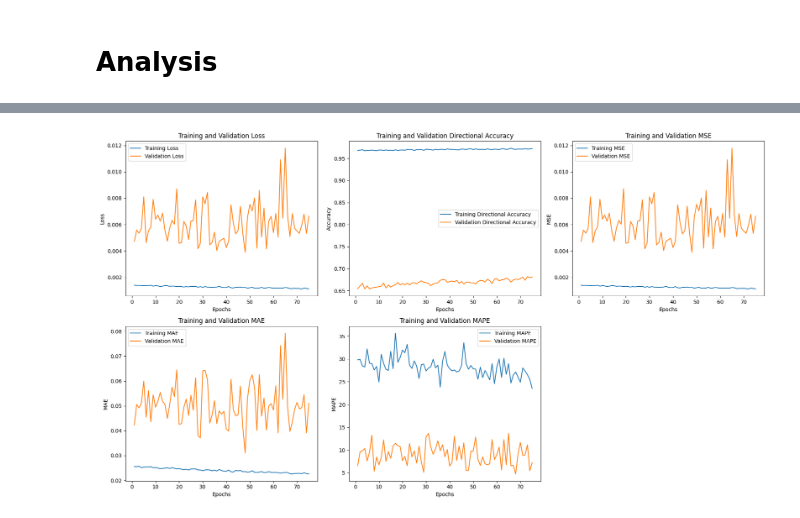
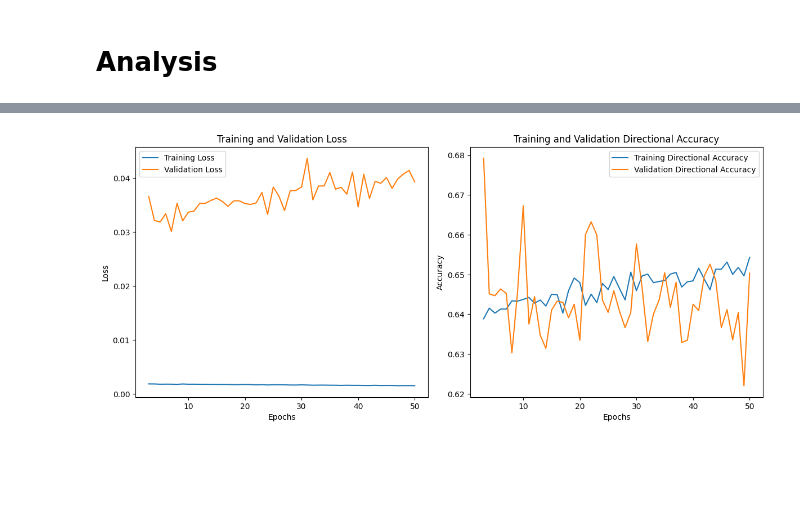
Before and after one commit to juicylime/TransformerStockTrendModel, a Jupyter notebook: stock_trendformer.ipynb, the cells around one changed output, grey strips where cells are left out. Drawn from its saved outputs; the diff is of its cells as text; code cells hidden in the pictures; blank space fills up the shorter version.

Commit message:
Started back testing
Initial back testing

Removed weights

```diff
--- a/stock_trendformer.ipynb
+++ b/stock_trendformer.ipynb
@@ -74,8 +74,2 @@ Running on TPU  ['10.84.44.98:8470']
 # %% [markdown]
 # Parsing and Filtering Feature Set
-# %%
-full_feature_list = sorted(['Open', 'High', 'Low', 'Close', 'Volume', 'EMA_50', 'MACD_12_26_9', 'RSI_50', 'SMA_50', 'average_sentiment_score'])
-
-features_to_remove = []
-
-feature_list = [feature for feature in full_feature_list if feature not in features_to_remove]
@@ -184,8 +185,8 @@ def print_example():
 # %% [markdown]
 # Loading Training Examples
 # %%
-train_tfrecord_path = 'gs://trendformer/Datasets/10_features/with_names/training_data.tfrecord'
-val_tfrecord_path = 'gs://trendformer/Datasets/10_features/with_names/validation_data.tfrecord'
+train_tfrecord_path = 'gs://trendformer/Datasets/2014_tech_ind_30_days/training_data.tfrecord'
+val_tfrecord_path = 'gs://trendformer/Datasets/2014_tech_ind_30_days/validation_data.tfrecord'
 train_dataset = tf.data.TFRecordDataset(train_tfrecord_path).map(lambda example: parse_tfrecord_fn(example, feature_list))
 val_dataset = tf.data.TFRecordDataset(val_tfrecord_path).map(lambda example: parse_tfrecord_fn(example, feature_list))
 # %%
@@ -195,5 +236,5 @@ TypeError: ignored
 # %%
-train_dataset = train_dataset.shuffle(buffer_size=10000).batch(batch_size).prefetch(tf.data.experimental.AUTOTUNE)
+train_dataset = train_dataset.shuffle(buffer_size=100000).batch(batch_size).prefetch(tf.data.experimental.AUTOTUNE)
 val_dataset = val_dataset.batch(batch_size).prefetch(tf.data.experimental.AUTOTUNE)
 # %%
 autoencoder_train_dataset = tf.data.TFRecordDataset(train_tfrecord_path).map(lambda example: parse_tfrecord_fn_autoenc(example, feature_list))
@@ -453,7 +482,7 @@ ________________________________________________________________________________
 # %% [markdown]
 # Fitting Model
 # %%
-epochs = 75
+epochs = 50
 
 history = model.fit(
     train_dataset,
@@ -615,57 +646,31 @@ Epoch 75:
 # %%
 metrics = history.history
 
-# Plot training & validation metrics
-epochs = range(1, len(metrics['loss']) + 1)
+# Adjust epochs range to start from the 6th epoch
+start_epoch = 3
+epochs = range(start_epoch, len(metrics['loss']) + 1)
+
 plt.figure(figsize=(18, 10))
 
 # Loss
 plt.subplot(2, 3, 1)
-plt.plot(epochs, metrics['loss'], label='Training Loss')
-plt.plot(epochs, metrics['val_loss'], label='Validation Loss')
+plt.plot(epochs, metrics['loss'][start_epoch - 1:], label='Training Loss')
+plt.plot(epochs, metrics['val_loss'][start_epoch - 1:], label='Validation Loss')
 plt.title('Training and Validation Loss')
 plt.xlabel('Epochs')
 plt.ylabel('Loss')
 plt.legend()
 
 # Directional Accuracy
 plt.subplot(2, 3, 2)
-plt.plot(epochs, metrics['directional_accuracy'], label='Training Directional Accuracy')
-plt.plot(epochs, metrics['val_directional_accuracy'], label='Validation Directional Accuracy')
+plt.plot(epochs, metrics['directional_accuracy'][start_epoch - 1:], label='Training Directional Accuracy')
+plt.plot(epochs, metrics['val_directional_accuracy'][start_epoch - 1:], label='Validation Directional Accuracy')
 plt.title('Training and Validation Directional Accuracy')
 plt.xlabel('Epochs')
 plt.ylabel('Accuracy')
 plt.legend()
 
-
-# Mean Squared Error
-plt.subplot(2, 3, 3)
-plt.plot(epochs, metrics['MSE'], label='Training MSE')
-plt.plot(epochs, metrics['val_MSE'], label='Validation MSE')
-plt.title('Training and Validation MSE')
-plt.xlabel('Epochs')
-plt.ylabel('MSE')
-plt.legend()
-
-# Mean Absolute Error
-plt.subplot(2, 3, 4)
-plt.plot(epochs, metrics['MAE'], label='Training MAE')
-plt.plot(epochs, metrics['val_MAE'], label='Validation MAE')
-plt.title('Training and Validation MAE')
-plt.xlabel('Epochs')
-plt.ylabel('MAE')
-plt.legend()
-
-# Mean Absolute Percentage Error
-plt.subplot(2, 3, 5)
-plt.plot(epochs, metrics['MAPE'], label='Training MAPE')
-plt.plot(epochs, metrics['val_MAPE'], label='Validation MAPE')
-plt.title('Training and Validation MAPE')
-plt.xlabel('Epochs')
-plt.ylabel('MAPE')
-plt.legend()
-
 plt.tight_layout()
 plt.show()
 # %% [output]
-[figure, old version]
+[figure, new version]
```
Also changed, not shown: parts of 12 cells of this notebook, 7 other files.
